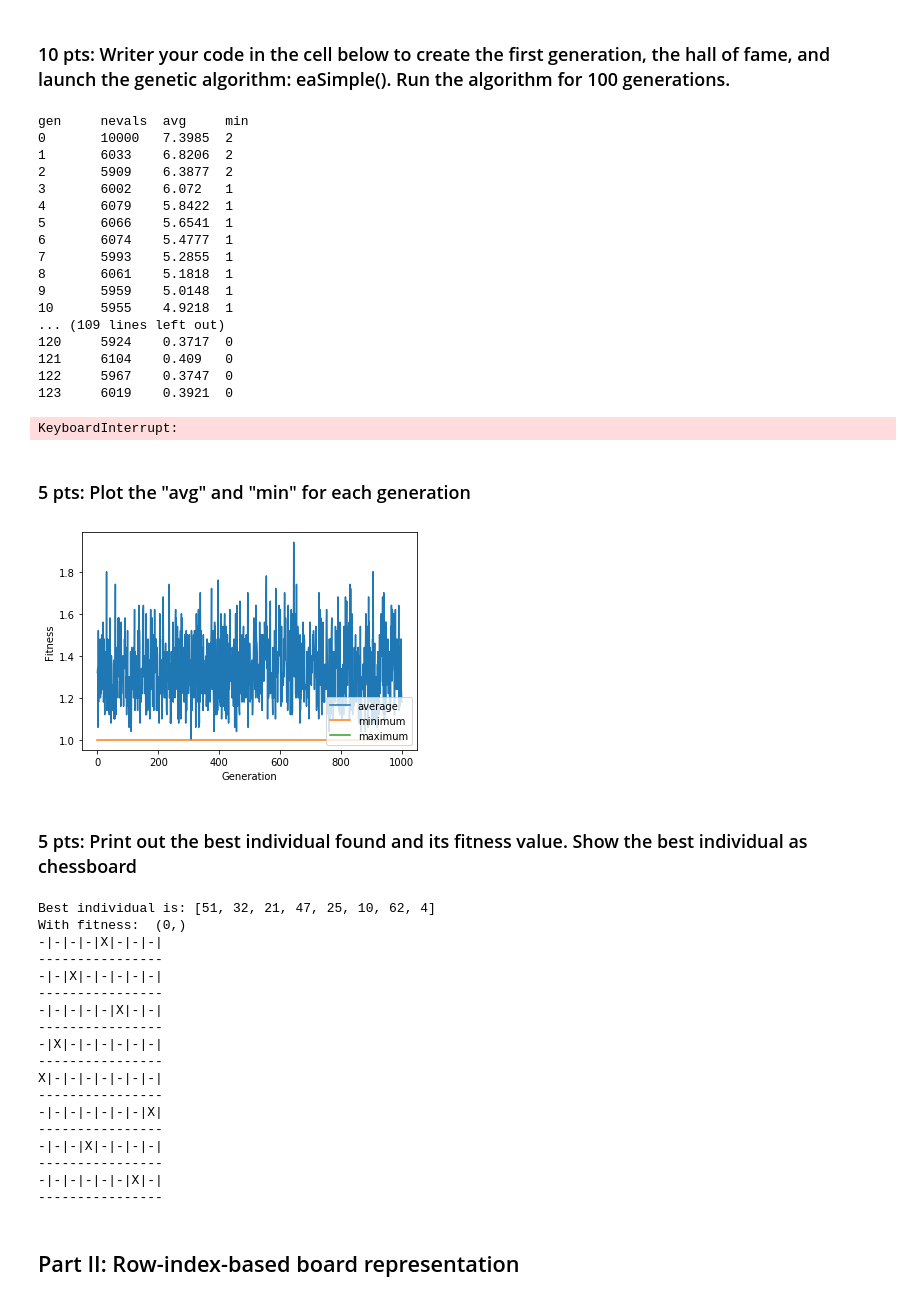
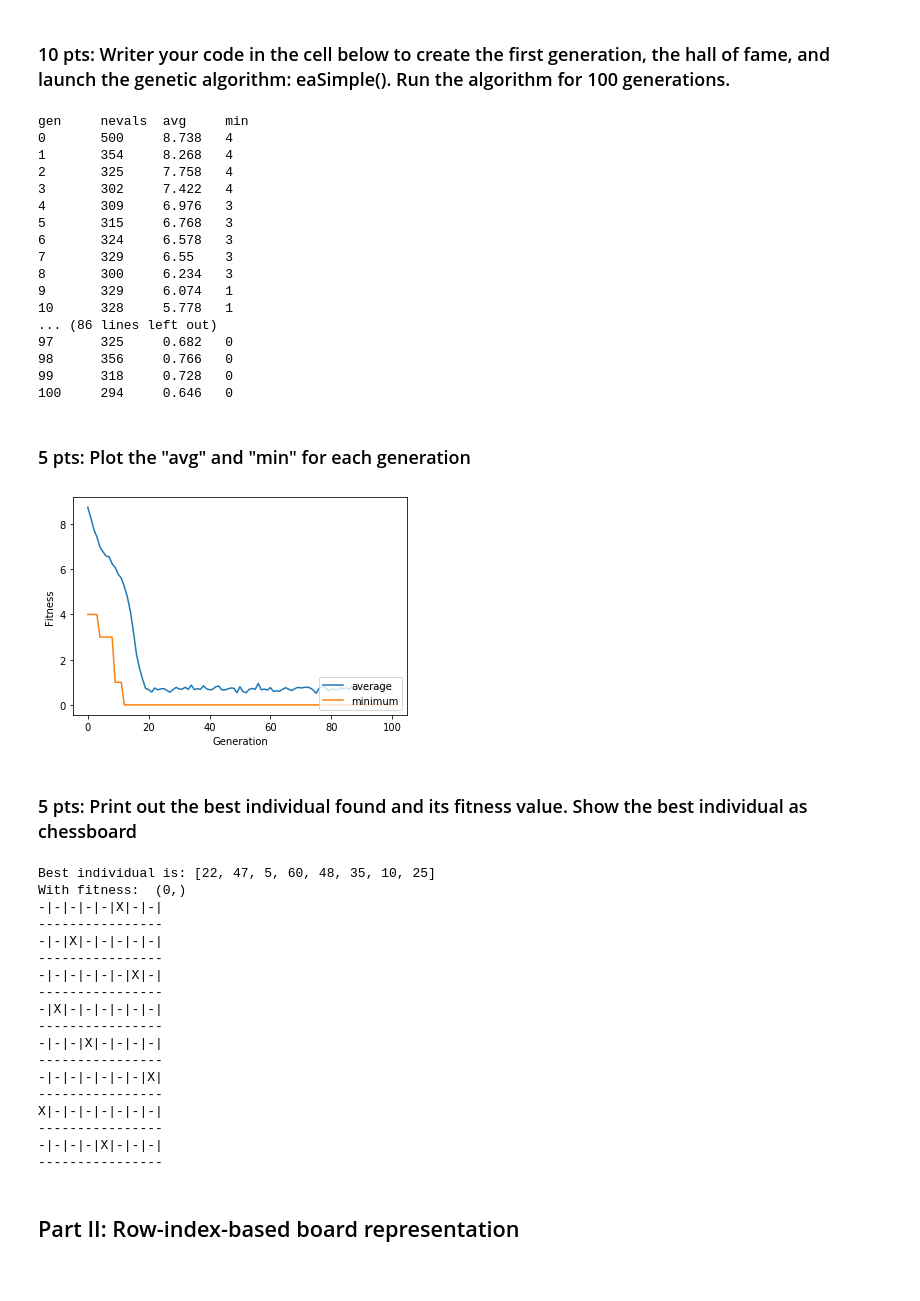
Before and after one commit to derrek-gass/CSC180-MP4, a Jupyter notebook: DEAP_n_queens_on_canvas.ipynb, the cells around one changed output. Cells and saved outputs as stored; diff of their text form; code cells hidden in the pictures.

Commit message:
looks a bit better. cant figure out how to make it pass all test cases

```diff
--- a/DEAP_n_queens_on_canvas.ipynb
+++ b/DEAP_n_queens_on_canvas.ipynb
@@ -50,7 +50,7 @@ toolbox.register("individual", tools.initIterate, creator.Individual, create_ind
 
 toolbox.register("population", tools.initRepeat, list, toolbox.individual)
 # %%
-pop = toolbox.population(n=10000)
+pop = toolbox.population(n=500)
 # %%
 show_grid(pop[0])
 # %% [output]
@@ -280,68 +282,63 @@ import matplotlib.pyplot as plt
 
 hof = tools.HallOfFame(maxsize=1)
 
-pop, log= algorithms.eaSimple(pop, toolbox, cxpb=0.5, mutpb=0.2, ngen=1000, stats=stats, halloffame=hof, verbose=True)
+pop, log= algorithms.eaSimple(pop, toolbox, cxpb=0.5, mutpb=0.3, ngen=100, stats=stats, halloffame=hof, verbose=True)
 # %% [output]
 gen     nevals  avg     min
-0       10000   7.3985  2
-1       6033    6.8206  2
-2       5909    6.3877  2
-3       6002    6.072   1
-4       6079    5.8422  1
-5       6066    5.6541  1
-6       6074    5.4777  1
-7       5993    5.2855  1
-8       6061    5.1818  1
-9       5959    5.0148  1
-10      5955    4.9218  1
-... (109 lines left out)
-120     5924    0.3717  0
-121     6104    0.409   0
-122     5967    0.3747  0
-123     6019    0.3921  0
+0       500     8.738   4
+1       354     8.268   4
+2       325     7.758   4
+3       302     7.422   4
+4       309     6.976   3
+5       315     6.768   3
+6       324     6.578   3
+7       329     6.55    3
+8       300     6.234   3
+9       329     6.074   1
+10      328     5.778   1
+... (86 lines left out)
+97      325     0.682   0
+98      356     0.766   0
+99      318     0.728   0
+100     294     0.646   0
-KeyboardInterrupt:
 # %% [markdown]
 ### 5 pts:  Plot the "avg" and "min" for each generation
 # %%
-gen, avg, min_, max_ = log.select("gen", "avg", "min", "max")
+gen, avg, min_ = log.select("gen", "avg", "min")
 
 plt.plot(gen, avg, label="average")
 plt.plot(gen, min_, label="minimum")
-plt.plot(gen, max_, label="maximum")
 plt.xlabel("Generation")
 plt.ylabel("Fitness")
 plt.legend(loc="lower right")
 plt.show()
 # %% [output]
-[figure, old version]
+[figure, new version]
 # %% [markdown]
 ### 5 pts:  Print out the best individual found and its fitness value.  Show the best individual as chessboard
 # %%
 best_ind = tools.selBest(pop, k=1)[0]
-
 print('Best individual is:', best_ind)
-
 print('With fitness: ', toolbox.evaluate(best_ind))
-
 show_grid(best_ind)
 # %% [output]
-Best individual is: [51, 32, 21, 47, 25, 10, 62, 4]
+Best individual is: [22, 47, 5, 60, 48, 35, 10, 25]
 With fitness:  (0,)
--|-|-|-|X|-|-|-|
+-|-|-|-|-|X|-|-|
 ----------------
 -|-|X|-|-|-|-|-|
 ----------------
--|-|-|-|-|X|-|-|
+-|-|-|-|-|-|X|-|
 ----------------
 -|X|-|-|-|-|-|-|
 ----------------
-X|-|-|-|-|-|-|-|
+-|-|-|X|-|-|-|-|
 ----------------
 -|-|-|-|-|-|-|X|
 ----------------
--|-|-|X|-|-|-|-|
+X|-|-|-|-|-|-|-|
 ----------------
--|-|-|-|-|-|X|-|
+-|-|-|-|X|-|-|-|
 ----------------
 # %% [markdown]
 ## Part II: Row-index-based board representation
```
Also changed, not shown: parts of 25 cells of this notebook.
